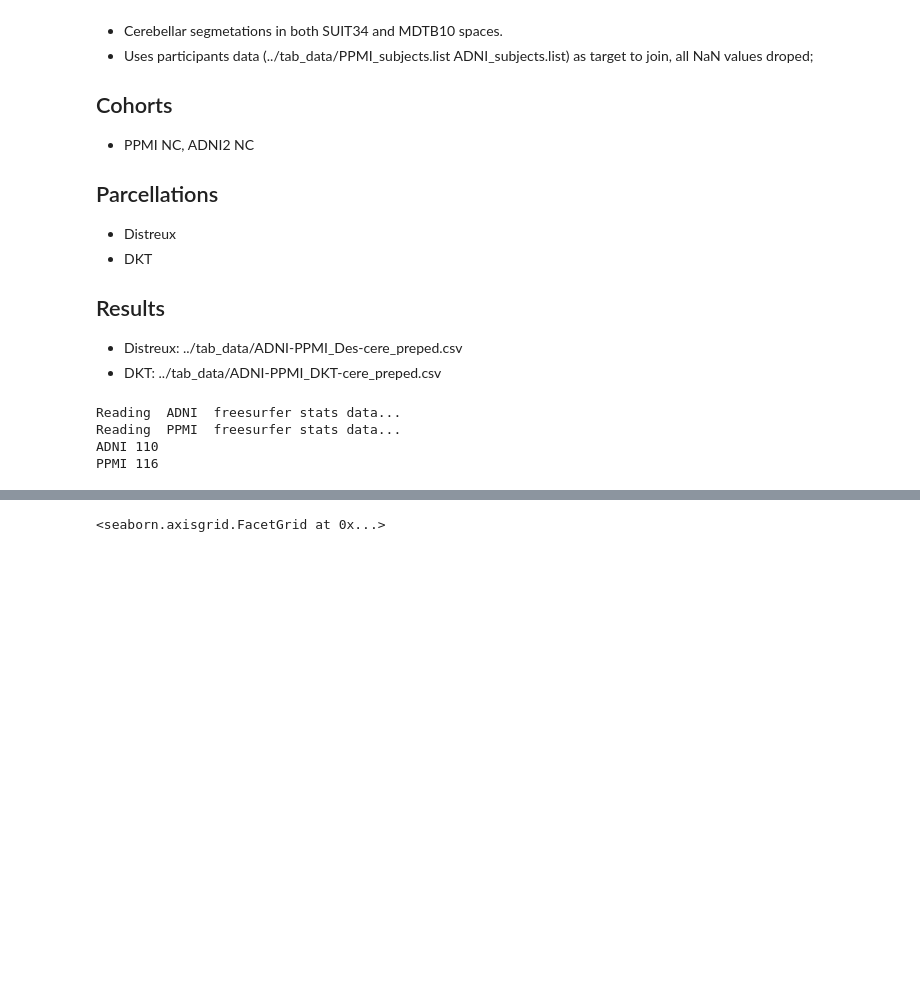
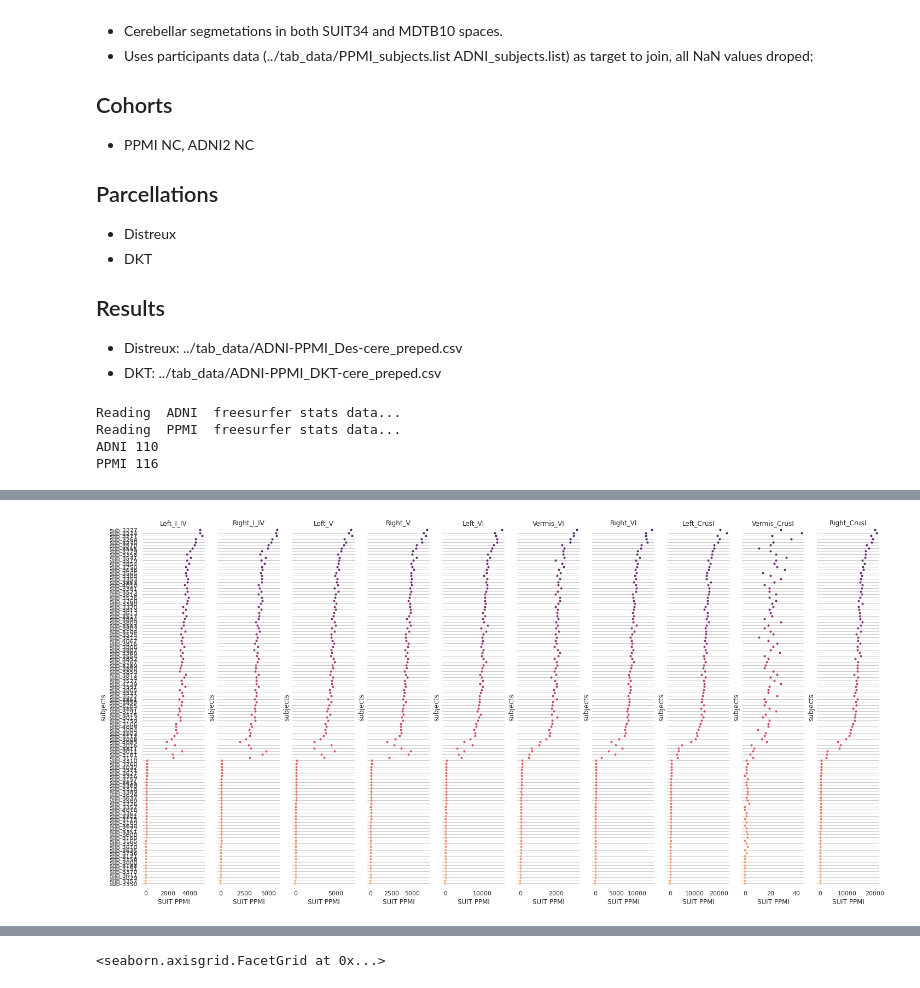
Before and after one commit to neurodatascience/ET_biomarker, a Jupyter notebook: preproc/prepro-roi_ADNI-PPMI.ipynb, the cells around one changed output, grey strips where cells are left out. Cells and saved outputs as stored; diff of their text form; code cells hidden in the pictures; blank space fills up the shorter version.

Commit message:
QA PPMI cerebellar segmentation results.
2 times of PPMI SUIT  segmentation but still having problems.

```diff
--- a/preproc/prepro-roi_ADNI-PPMI.ipynb
+++ b/preproc/prepro-roi_ADNI-PPMI.ipynb
@@ -93,20 +93,25 @@ ADNI 110
 PPMI 116
 # %%
 ## adding cerebellar measures from SUIT software in both SUIT space and MDTB space.
-
 # read SUIT space label
 suit_label_file=data_dir/'atlas'/'Lobules-SUIT.nii.lut'
 suit_label_df  =pd.read_csv(suit_label_file, sep=' ', header=None, index_col=None);
 suit_res_files = [data_dir/('res_'+x+'_SUIT34.csv') for x in GROUPS]
 suit_res_dfs = [pd.read_csv(x, sep=',', header=None, index_col=None) for x in suit_res_files]
+suit_drop_list=[[],[61]]; # cerebellar droplist for ADNI and PPMI
+
 # read MDTB space
 MDTB_res_files= [data_dir/('res_'+x+'_MDTB10.csv') for x in GROUPS]
 MDTB_res_dfs  = [pd.read_csv(x, sep=',', header=None, index_col=None) for x in MDTB_res_files]
 for i_group in range(n_groups):
+    suit_res_dfs[i_group]=suit_res_dfs[i_group].drop(axis=0,index=suit_drop_list[i_group])
     suit_res_dfs[i_group].columns=suit_label_df.iloc[:,7];
     suit_res_dfs[i_group].index=group_data[GROUPS[i_group]]['Des'].index;
+    suit_res_dfs[i_group]['suit_total']=suit_res_dfs[i_group].sum(axis=1)
+    MDTB_res_dfs[i_group]=MDTB_res_dfs[i_group].drop(axis=0,index=suit_drop_list[i_group])
     MDTB_res_dfs[i_group].columns=['MDTB_'+str(x+1) for x in range(10)];
     MDTB_res_dfs[i_group].index=group_data[GROUPS[i_group]]['Des'].index;
+    MDTB_res_dfs[i_group]['MDTB_total']=MDTB_res_dfs[i_group].sum(axis=1)
 suit_merge=pd.concat(suit_res_dfs); MDTB_merge=pd.concat(MDTB_res_dfs);
 cereb_merge=suit_merge.join(MDTB_merge, how='left' );
 all_data['Des'] = all_data['Des'].join(cereb_merge, how='left'); all_data['Des']=all_data['Des'].dropna();
@@ -113,0 +136,24 @@ all_data['DKT'] = all_data['DKT'].join(cereb_merge, how='left'); all_data['DKT']
+# %%
+# visualzie check for PPMI and ADNI
+visdf=suit_res_dfs[1].copy()
+visdf['participant']=visdf.index
+import seaborn as sns
+sns.set_theme(style="whitegrid")
+# Make the PairGrid
+g = sns.PairGrid(visdf.sort_values("suit_total", ascending=False),
+                 x_vars=visdf.columns[:10], y_vars=['participant'], height=10, aspect=.2)
+# Draw a dot plot using the stripplot function
+g.map(sns.stripplot, size=5, orient="h", jitter=False, palette="flare_r", linewidth=0.8, edgecolor="w")
+# Use the same x axis limits on all columns and add better labels
+g.set(xlabel="SUIT PPMI", ylabel="subjects")
+# Use semantically meaningful titles for the columns
+titles = visdf.columns[:10]
+for ax, title in zip(g.axes.flat, titles):
+    # Set a different title for each axes
+    ax.set(title=title)
+    # Make the grid horizontal instead of vertical
+    ax.xaxis.grid(False)
+    ax.yaxis.grid(True)
+sns.despine(left=True, bottom=True)
+# %% [output]
+[figure, added]
```
Also changed, not shown: parts of 5 cells of this notebook, 6 other files.
